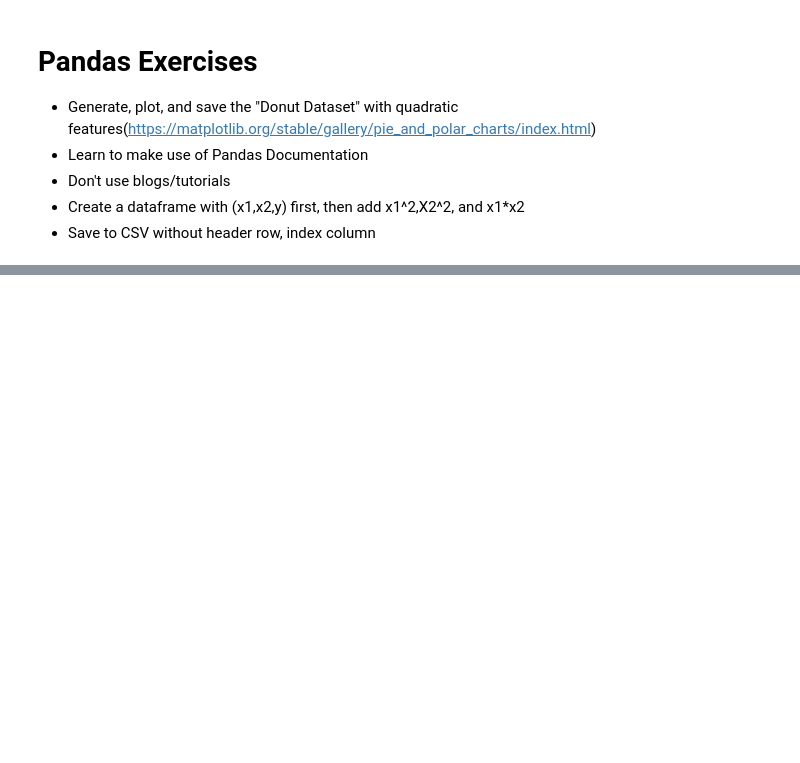
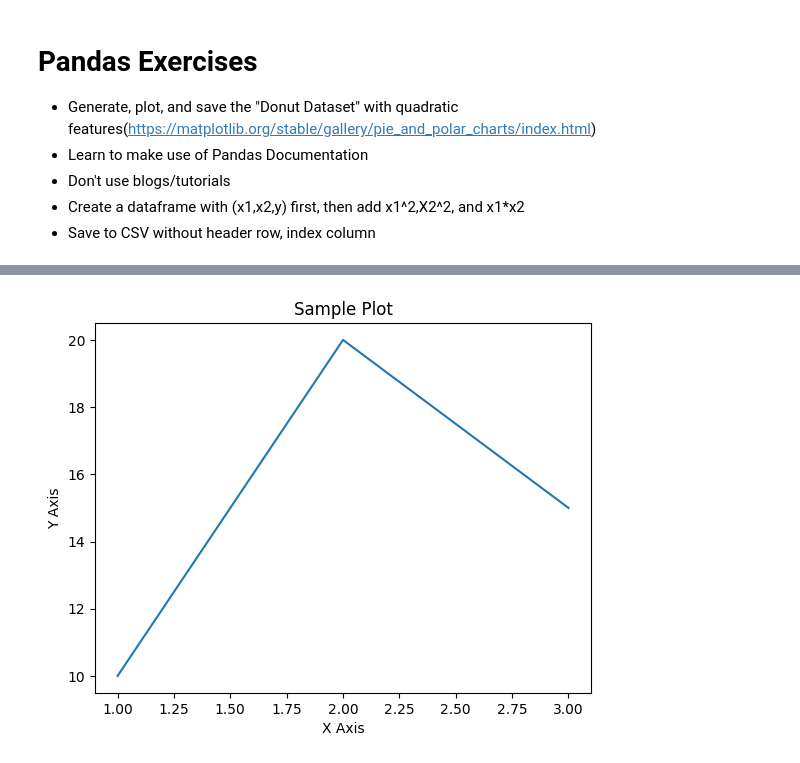
Before and after one commit to DilushkumarVasu/Pandas, a Jupyter notebook: Pandas.ipynb, the cells around one changed output, grey strips where cells are left out. Drawn from its saved outputs; the diff is of its cells as text; code cells hidden in the pictures; blank space fills up the shorter version.

```diff
--- a/Pandas.ipynb
+++ b/Pandas.ipynb
@@ -415,0 +488,19 @@ scatter_matrix(df[['Open','High','Low','Close']],alpha=0.2,figsize=(6,6));
+# %%
+import matplotlib.pyplot as plt
+
+# Create the figure and axes
+fig, ax = plt.subplots()
+
+# Plot data
+ax.plot([1, 2, 3], [10, 20, 15])
+ax.set_title("Sample Plot")
+ax.set_xlabel("X Axis")
+ax.set_ylabel("Y Axis")
+
+# Save the figure to a file
+fig.savefig('sample_plot.png')
+
+# Display the plot
+plt.show()
+# %% [output]
+[figure, added]
```
Also changed, not shown: parts of 3 cells of this notebook.
